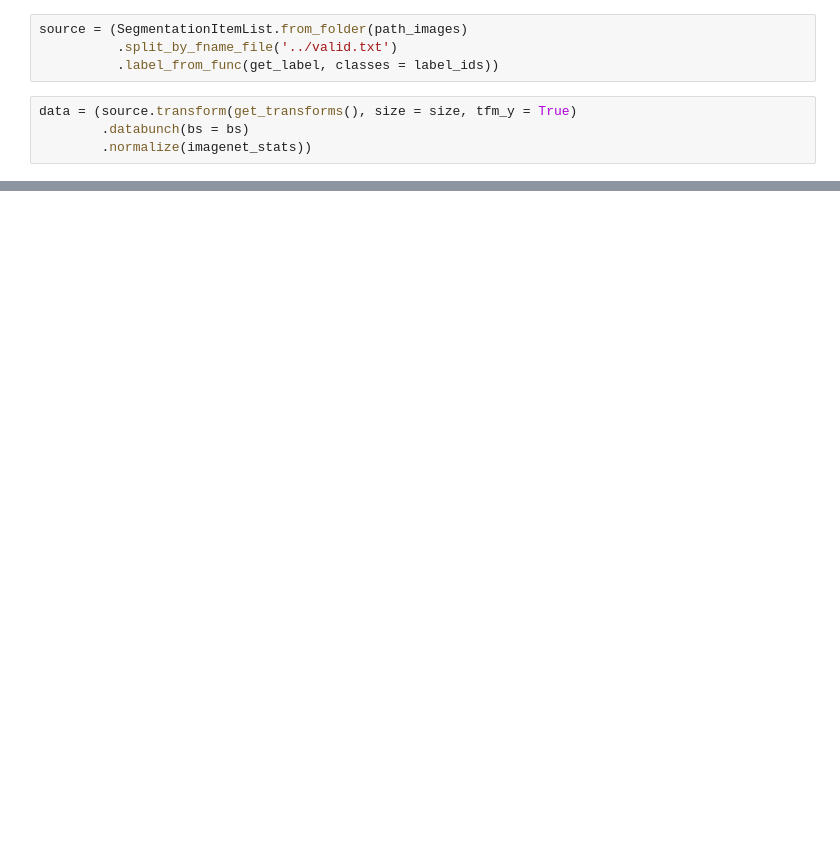
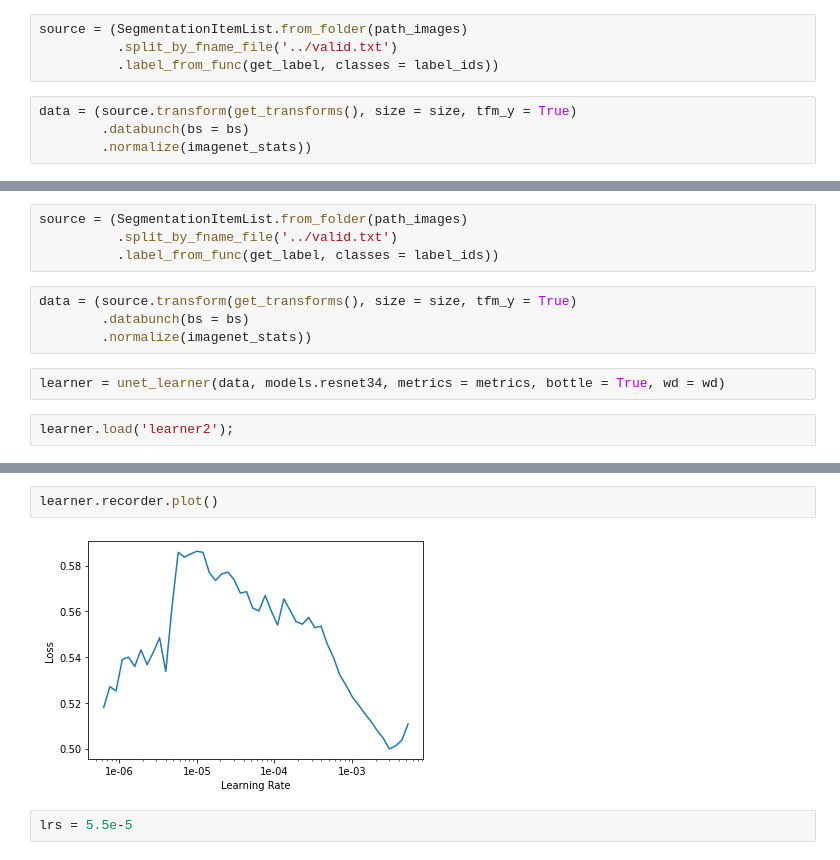
Before and after one commit to thekishanpatel/FastAi, a Jupyter notebook: CamVid.ipynb, the cells around one changed output, grey strips where cells are left out. Saved outputs shown, nothing was run; the diff lists cells and outputs as text; blank space fills up the shorter version.

```diff
--- a/CamVid.ipynb
+++ b/CamVid.ipynb
@@ -110,0 +198,12 @@ data.show_batch(2, figsize=(10,10))
+# %%
+source = (SegmentationItemList.from_folder(path_images)
+          .split_by_fname_file('../valid.txt')
+          .label_from_func(get_label, classes = label_ids))
+# %%
+data = (source.transform(get_transforms(), size = size, tfm_y = True)
+        .databunch(bs = bs)
+        .normalize(imagenet_stats))
+# %%
+learner = unet_learner(data, models.resnet34, metrics = metrics, bottle = True, wd = wd)
+# %%
+learner.load('learner2');
@@ -110,0 +217,6 @@ data.show_batch(2, figsize=(10,10))
+# %%
+learner.recorder.plot()
+# %% [output]
+[figure, added]
+# %%
+lrs = 5.5e-5
```
Also changed, not shown: parts of 29 cells of this notebook.
